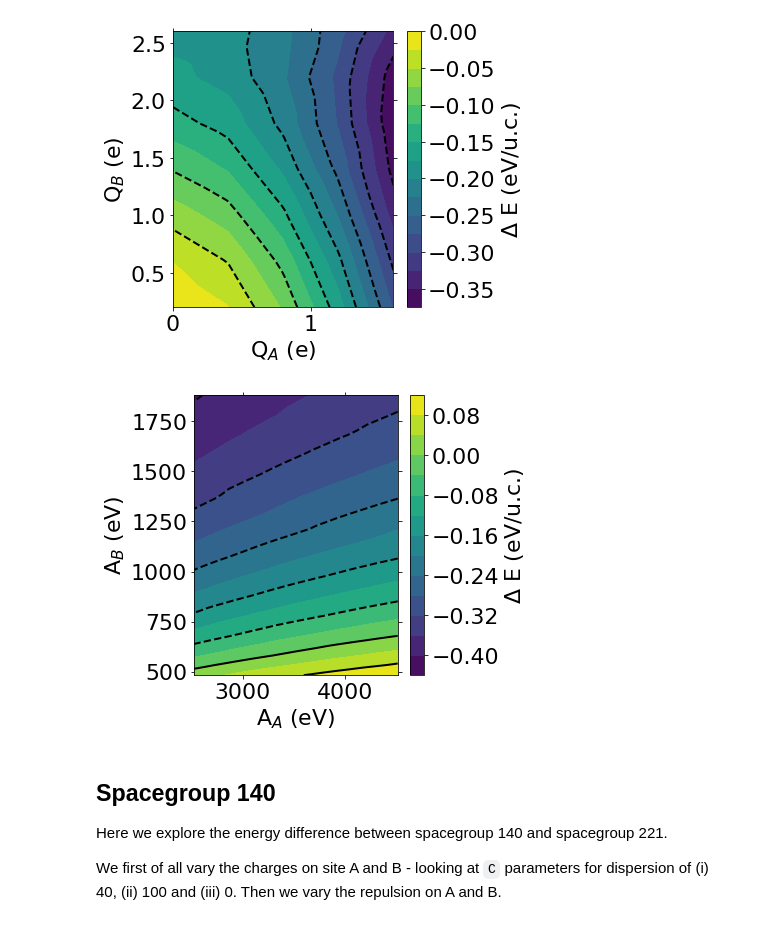
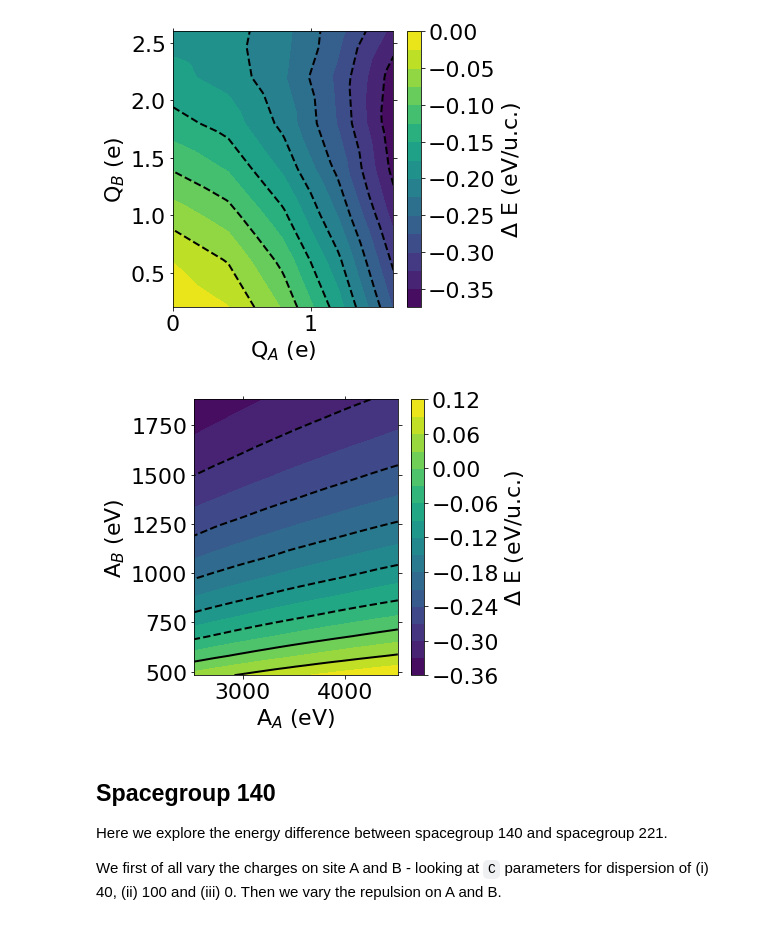
Before and after one commit to keeeto/HalidePerovskiteTilting, a Jupyter notebook: RunCalculations.ipynb, the cells around one changed output. Drawn from its saved outputs; the diff is of its cells as text; code cells hidden in the pictures.

```diff
--- a/RunCalculations.ipynb
+++ b/RunCalculations.ipynb
@@ -331,10 +335,10 @@ plot_difference(diff_127, savefile='Figures/221_127_varQ_disp0.png', display=Fal
 # %% [output]
 [figure]
 # %%
-diff_127 = vary_repulsion(exp_a, exp_b, write_221, write_127, 2)
+diff_127 = vary_repulsion(exp_a, exp_b, write_221, write_127, 2, disp=10)
 plot_difference_radius(diff_127, savefile='Figures/221_127_varExp_disp40.png')
 # %% [output]
-[figure, old version]
+[figure, new version]
 # %% [markdown]
 ## Spacegroup 140
 
```
Also changed, not shown: parts of 1 cell of this notebook.
